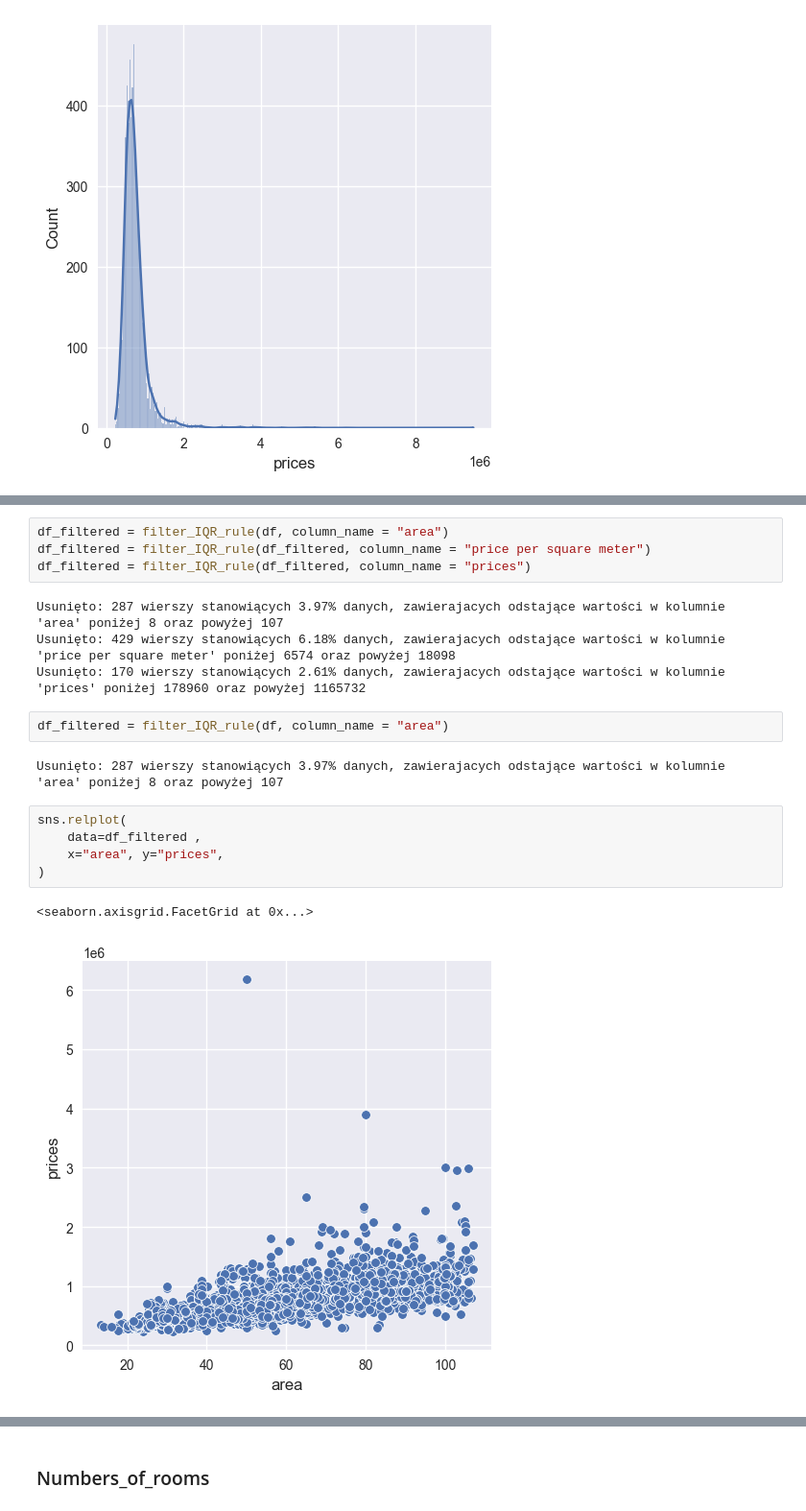
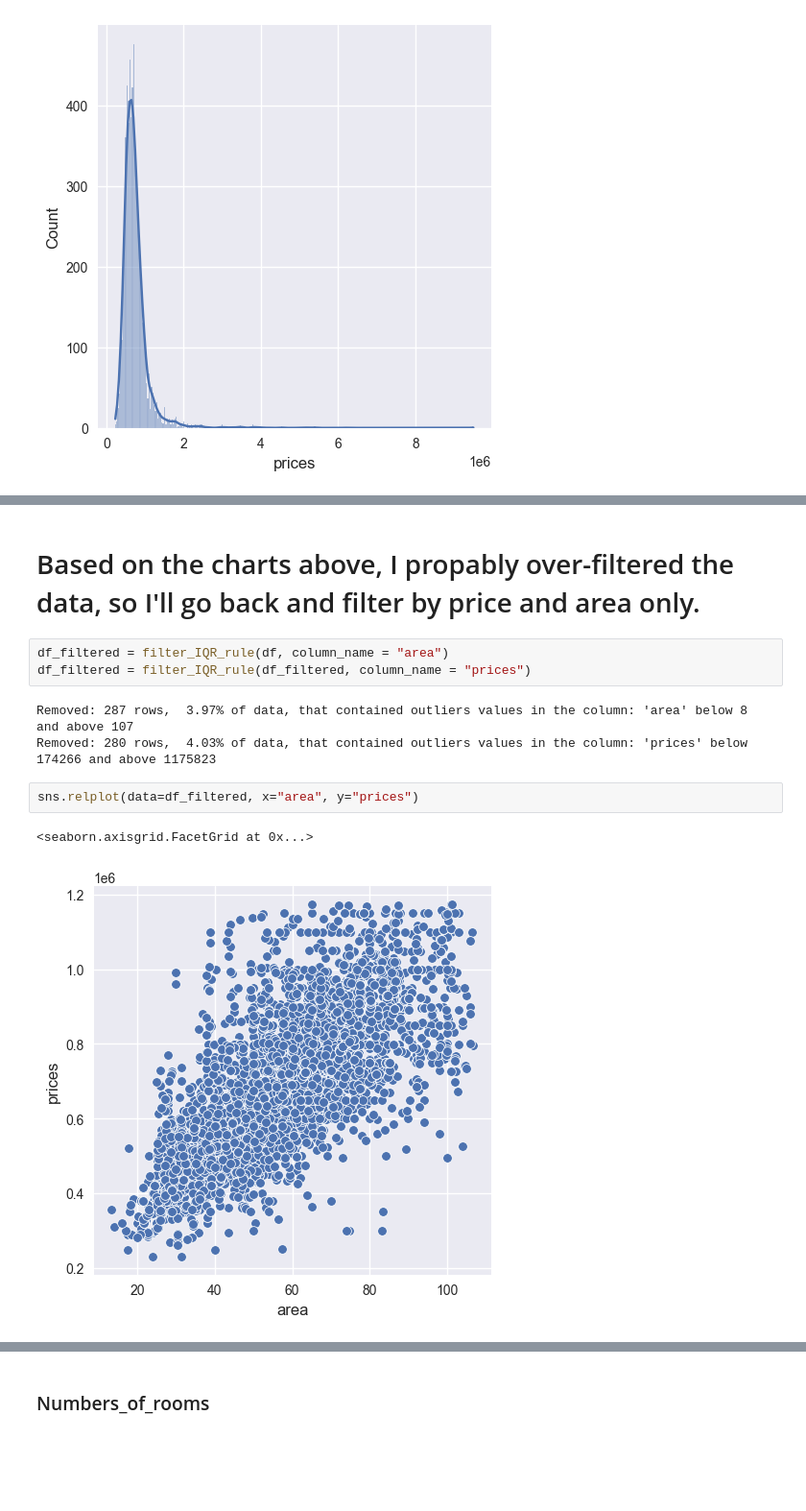
Before and after one commit to JakSulin/ML-Regression-project, a Jupyter notebook: ML-Regression-project/01 Data Cleaning.ipynb, the cells around one changed output, grey strips where cells are left out. Shown at 96% size. Cells and saved outputs as stored; diff of their text form; blank space fills up the shorter version.

```diff
--- a/ML-Regression-project/01 Data Cleaning.ipynb
+++ b/ML-Regression-project/01 Data Cleaning.ipynb
@@ -327,20 +348,14 @@ def filter_IQR_rule(df_to_filter, column_name: str=None):
+# %% [markdown]
+
+# Based on the charts above, I propably over-filtered the data, so I'll go back and filter by price and area only.
 # %%
 df_filtered = filter_IQR_rule(df, column_name = "area")
-df_filtered = filter_IQR_rule(df_filtered, column_name = "price per square meter")
 df_filtered = filter_IQR_rule(df_filtered, column_name = "prices")
 # %% [output]
-Usunięto: 287 wierszy stanowiących 3.97% danych, zawierajacych odstające wartości w kolumnie 'area' poniżej 8 oraz powyżej 107
-Usunięto: 429 wierszy stanowiących 6.18% danych, zawierajacych odstające wartości w kolumnie 'price per square meter' poniżej 6574 oraz powyżej 18098
-Usunięto: 170 wierszy stanowiących 2.61% danych, zawierajacych odstające wartości w kolumnie 'prices' poniżej 178960 oraz powyżej 1165732
+Removed: 287 rows,  3.97% of data, that contained outliers values in the column: 'area' below 8 and above 107
+Removed: 280 rows,  4.03% of data, that contained outliers values in the column: 'prices' below 174266 and above 1175823
-# %%
-df_filtered = filter_IQR_rule(df, column_name = "area")
-# %% [output]
-Usunięto: 287 wierszy stanowiących 3.97% danych, zawierajacych odstające wartości w kolumnie 'area' poniżej 8 oraz powyżej 107
 # %%
-sns.relplot(
-    data=df_filtered ,
-    x="area", y="prices",
-)
+sns.relplot(data=df_filtered, x="area", y="prices")
 # %% [output]
 <seaborn.axisgrid.FacetGrid at 0x...>
-[figure, old version]
+[figure, new version]
```
Also changed, not shown: parts of 144 cells of this notebook.
